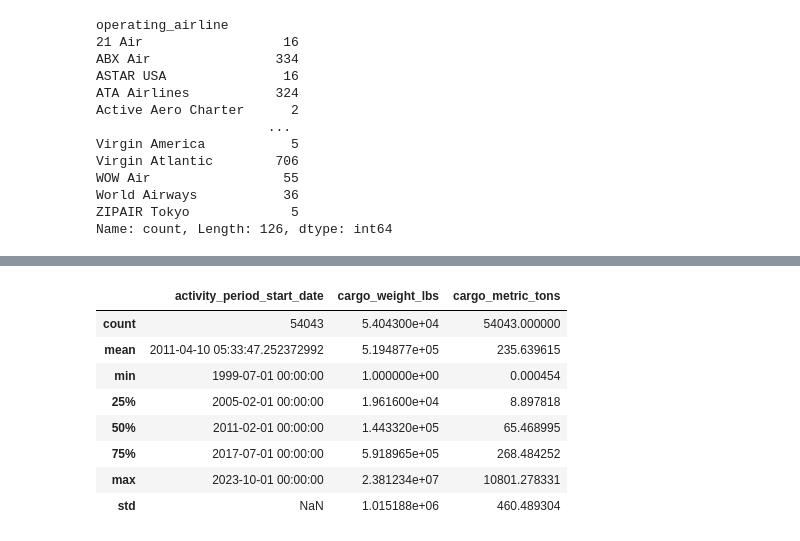
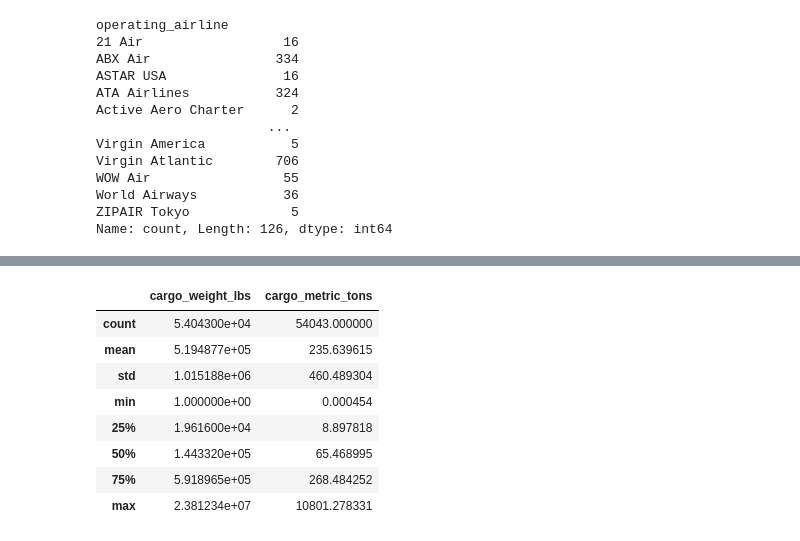
Before and after one commit to ikhsan-muhammad/p01-airplane_cargo, a Jupyter notebook: p01-airplane-cargo.ipynb, the cells around one changed output, grey strips where cells are left out. Cells and saved outputs as stored; diff of their text form; code cells hidden in the pictures.

Commit message:
Kaggle Notebook | p01-airplane_cargo | Version 13

```diff
--- a/p01-airplane-cargo.ipynb
+++ b/p01-airplane-cargo.ipynb
@@ -26,8 +28,8 @@ from fuzzywuzzy import fuzz,process
 #set all things that needed
 pd.set_option('display.max_columns', 100)
 # pd.set_option('display.max_rows',200)
-# pd.reset_option('display.max_rows')
-plt.style.use('dark_background')
+pd.reset_option('display.max_rows')
+# plt.style.use('dark_background')
 
 df = pd.read_csv('/kaggle/input/air-traffic-cargo-statistic/Air_Traffic_Cargo_Statistics.csv', parse_dates=[1,13,14], date_format='mixed')
 # %%
@@ -116,3 +118,6 @@ df
 | 54041 | 2023-10-01 | Virgin Atlantic | Virgin Atlantic | International | Europe | ... |
 | 54042 | 2023-10-01 | ZIPAIR Tokyo Inc | ZIPAIR Tokyo Inc | International | Asia | ... |
 54043 rows × 10 columns
+# %%
+#Always run this cell one time, cant do it twice
+df['activity_period_start_date'] = df['activity_period_start_date'].dt.to_period('M')
@@ -171,13 +209,13 @@ Name: count, Length: 126, dtype: int64
 # %%
-df.describe()
+dfcopy.describe()
 # %% [output]
-|  | activity_period_start_date | cargo_weight_lbs | cargo_metric_tons |
-| count | 54043 | 5.404300e+04 | 54043.000000 |
-| mean | 2011-04-10 05:33:47.252372992 | 5.194877e+05 | 235.639615 |
-| min | 1999-07-01 00:00:00 | 1.000000e+00 | 0.000454 |
-| 25% | 2005-02-01 00:00:00 | 1.961600e+04 | 8.897818 |
-| 50% | 2011-02-01 00:00:00 | 1.443320e+05 | 65.468995 |
-| 75% | 2017-07-01 00:00:00 | 5.918965e+05 | 268.484252 |
-| max | 2023-10-01 00:00:00 | 2.381234e+07 | 10801.278331 |
-| std | NaN | 1.015188e+06 | 460.489304 |
+|  | cargo_weight_lbs | cargo_metric_tons |
+| count | 5.404300e+04 | 54043.000000 |
+| mean | 5.194877e+05 | 235.639615 |
+| std | 1.015188e+06 | 460.489304 |
+| min | 1.000000e+00 | 0.000454 |
+| 25% | 1.961600e+04 | 8.897818 |
+| 50% | 1.443320e+05 | 65.468995 |
+| 75% | 5.918965e+05 | 268.484252 |
+| max | 2.381234e+07 | 10801.278331 |
 # %%
```
Also changed, not shown: parts of 17 cells of this notebook.
